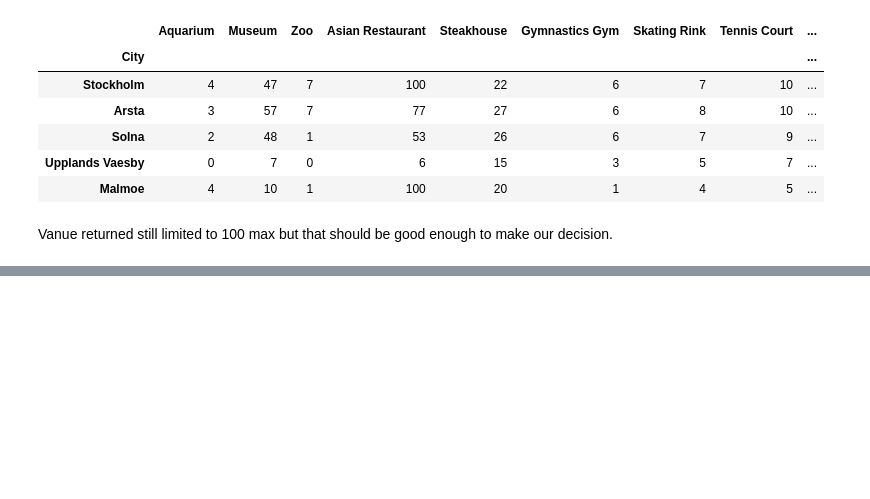
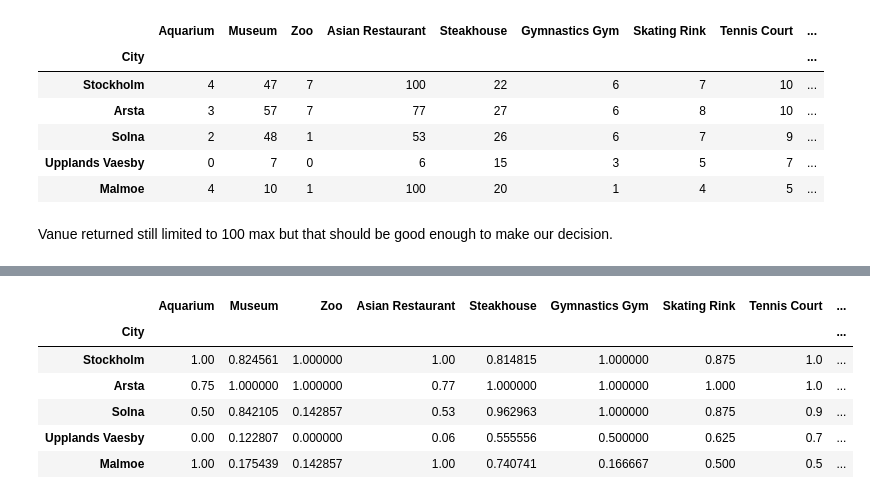
Before and after one commit to PanupatC/Coursera_Capstone, a Jupyter notebook: Coursera_sweden_school_code.ipynb, the cells around one changed output, grey strips where cells are left out. Cells and saved outputs as stored; diff of their text form; code cells hidden in the pictures; blank space fills up the shorter version.

```diff
--- a/Coursera_sweden_school_code.ipynb
+++ b/Coursera_sweden_school_code.ipynb
@@ -498,0 +497,10 @@ df_city
+# %%
+df_city.set_index('City')
+# %% [output]
+|  | Aquarium | Museum | Zoo | Asian Restaurant | Steakhouse | Gymnastics Gym | Skating Rink | Tennis Court | ... |
+| City |  |  |  |  |  |  |  |  | ... |
+| Stockholm | 1.00 | 0.824561 | 1.000000 | 1.00 | 0.814815 | 1.000000 | 0.875 | 1.0 | ... |
+| Arsta | 0.75 | 1.000000 | 1.000000 | 0.77 | 1.000000 | 1.000000 | 1.000 | 1.0 | ... |
+| Solna | 0.50 | 0.842105 | 0.142857 | 0.53 | 0.962963 | 1.000000 | 0.875 | 0.9 | ... |
+| Upplands Vaesby | 0.00 | 0.122807 | 0.000000 | 0.06 | 0.555556 | 0.500000 | 0.625 | 0.7 | ... |
+| Malmoe | 1.00 | 0.175439 | 0.142857 | 1.00 | 0.740741 | 0.166667 | 0.500 | 0.5 | ... |
```
Also changed, not shown: parts of 3 cells of this notebook.
